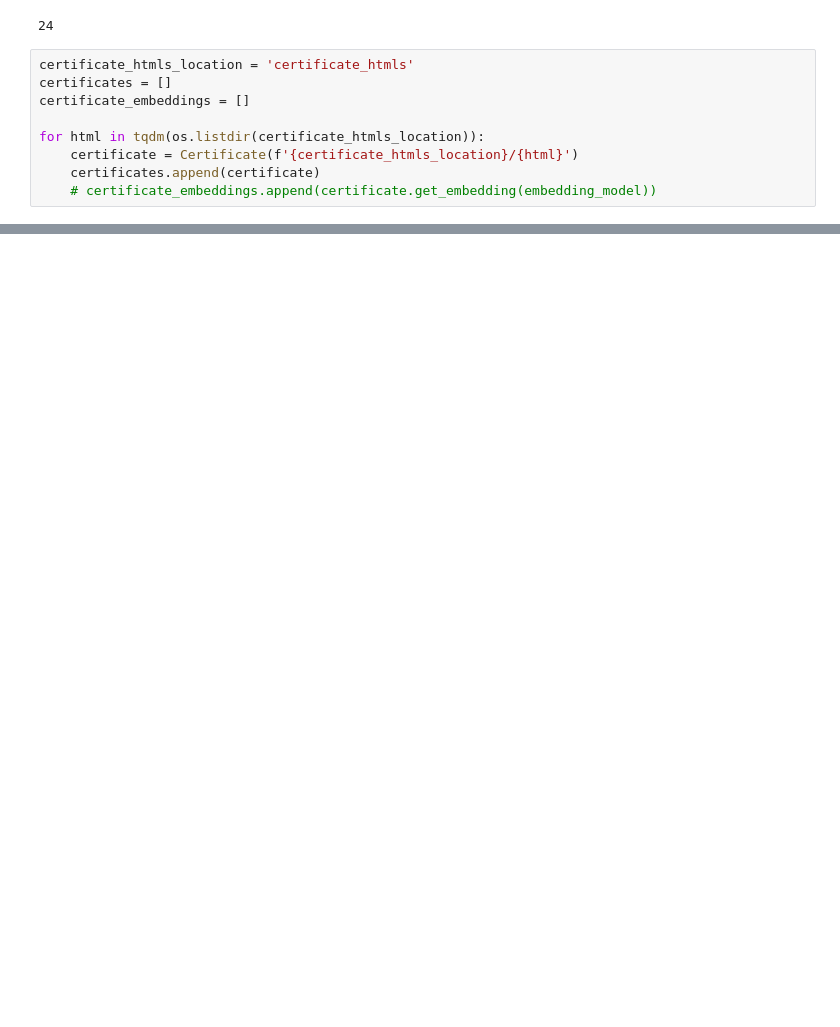
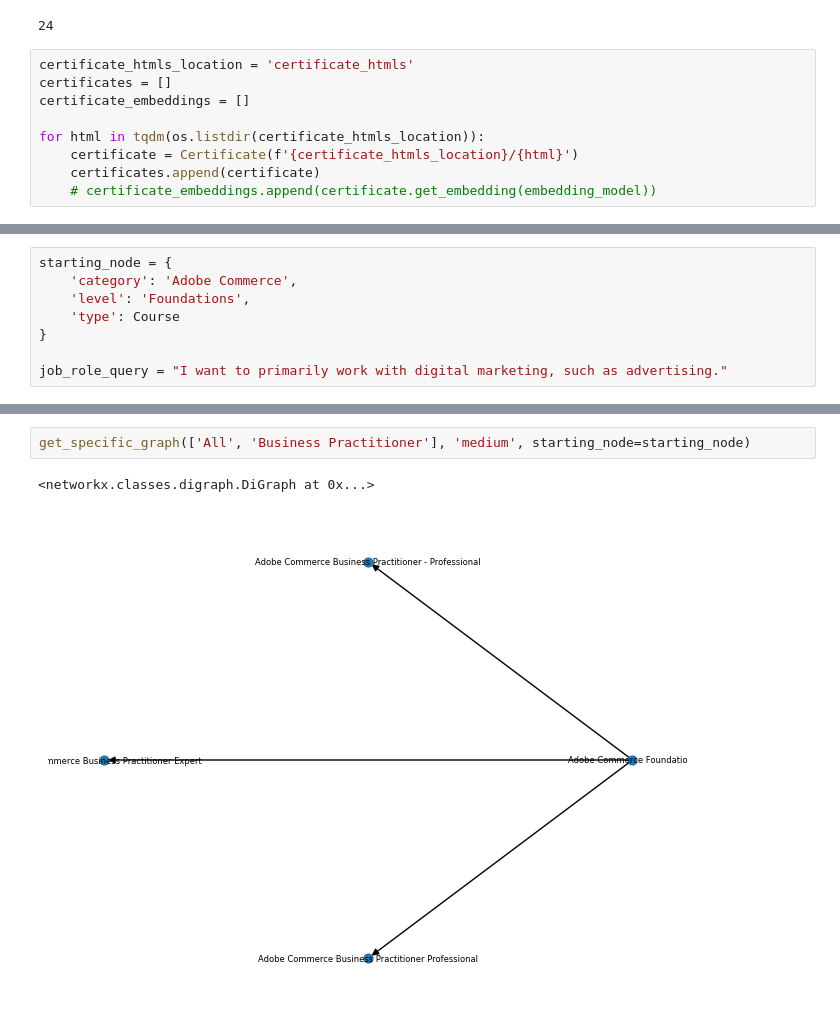
Before and after one commit to Vainateya/AdobeDXLaunchpad, a Jupyter notebook: dependency_graph/dependency_graph.ipynb, the cells around one changed output, grey strips where cells are left out. Cells and saved outputs as stored; diff of their text form; blank space fills up the shorter version.

Commit message:
graph stuff and slight refactor

```diff
--- a/dependency_graph/dependency_graph.ipynb
+++ b/dependency_graph/dependency_graph.ipynb
@@ -90,0 +119,8 @@ certificates[-1].category
+# %%
+starting_node = {
+    'category': 'Adobe Commerce',
+    'level': 'Foundations',
+    'type': Course
+}
+
+job_role_query = "I want to primarily work with digital marketing, such as advertising."
@@ -90,0 +176,5 @@ certificates[-1].category
+# %%
+get_specific_graph(['All', 'Business Practitioner'], 'medium', starting_node=starting_node)
+# %% [output]
+<networkx.classes.digraph.DiGraph at 0x...>
+[figure, added]
```
Also changed, not shown: parts of 11 cells of this notebook, 5 other files.
